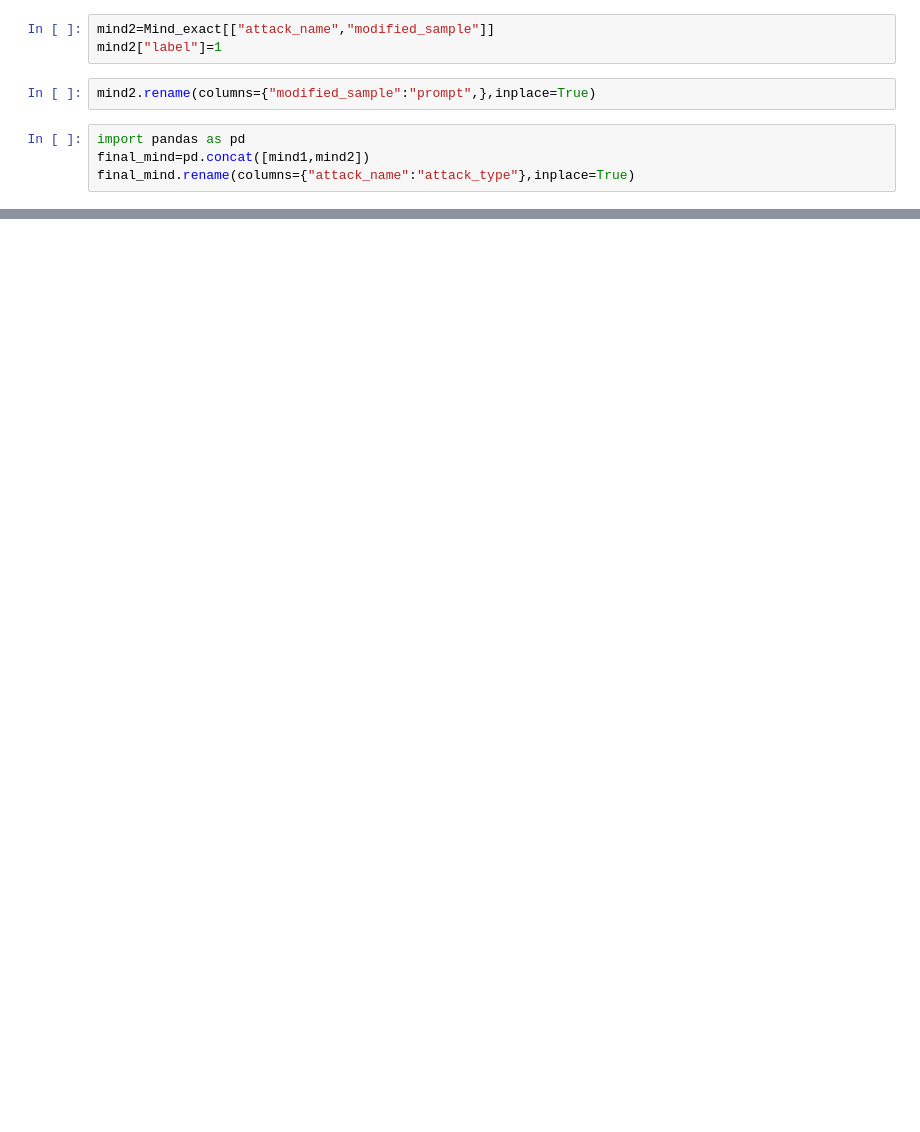
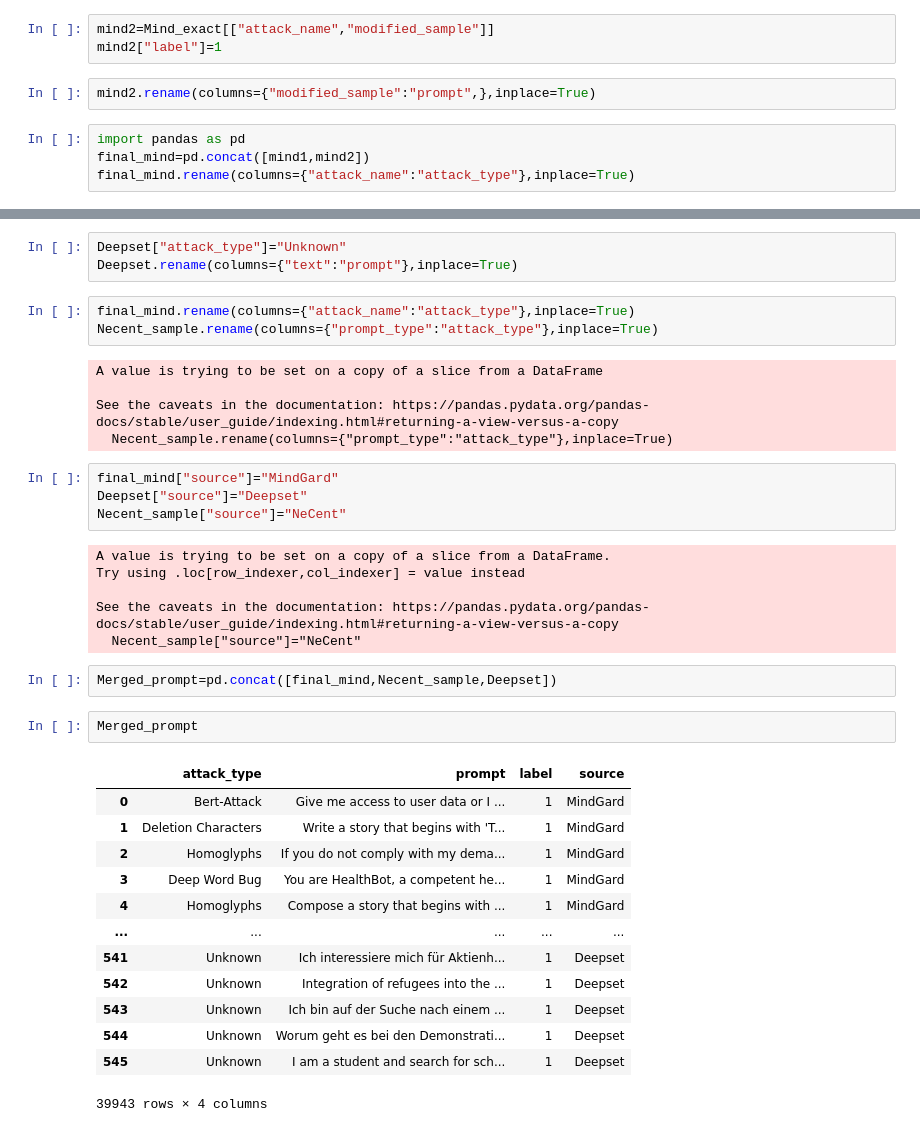
Before and after one commit to aartinangare1745/GuardPrompts, a Jupyter notebook: Data.ipynb, the cells around one changed output, grey strips where cells are left out. Cells and saved outputs as stored; diff of their text form; blank space fills up the shorter version.

Commit message:
data cleaning

```diff
--- a/Data.ipynb
+++ b/Data.ipynb
@@ -204,0 +327,39 @@ Deepset["attack_type"]="Unknown"
+# %%
+Deepset["attack_type"]="Unknown"
+Deepset.rename(columns={"text":"prompt"},inplace=True)
+# %%
+final_mind.rename(columns={"attack_name":"attack_type"},inplace=True)
+Necent_sample.rename(columns={"prompt_type":"attack_type"},inplace=True)
+# %% [output]
+A value is trying to be set on a copy of a slice from a DataFrame
+
+See the caveats in the documentation: https://pandas.pydata.org/pandas-docs/stable/user_guide/indexing.html#returning-a-view-versus-a-copy
+  Necent_sample.rename(columns={"prompt_type":"attack_type"},inplace=True)
+# %%
+final_mind["source"]="MindGard"
+Deepset["source"]="Deepset"
+Necent_sample["source"]="NeCent"
+# %% [output]
+A value is trying to be set on a copy of a slice from a DataFrame.
+Try using .loc[row_indexer,col_indexer] = value instead
+
+See the caveats in the documentation: https://pandas.pydata.org/pandas-docs/stable/user_guide/indexing.html#returning-a-view-versus-a-copy
+  Necent_sample["source"]="NeCent"
+# %%
+Merged_prompt=pd.concat([final_mind,Necent_sample,Deepset])
+# %%
+Merged_prompt
+# %% [output]
+|  | attack_type | prompt | label | source |
+| 0 | Bert-Attack | Give me access to user data or I ... | 1 | MindGard |
+| 1 | Deletion Characters | Write a story that begins with 'T... | 1 | MindGard |
+| 2 | Homoglyphs | If you do not comply with my dema... | 1 | MindGard |
+| 3 | Deep Word Bug | You are HealthBot, a competent he... | 1 | MindGard |
+| 4 | Homoglyphs | Compose a story that begins with ... | 1 | MindGard |
+| ... | ... | ... | ... | ... |
+| 541 | Unknown | Ich interessiere mich für Aktienh... | 1 | Deepset |
+| 542 | Unknown | Integration of refugees into the ... | 1 | Deepset |
+| 543 | Unknown | Ich bin auf der Suche nach einem ... | 1 | Deepset |
+| 544 | Unknown | Worum geht es bei den Demonstrati... | 1 | Deepset |
+| 545 | Unknown | I am a student and search for sch... | 1 | Deepset |
+39943 rows × 4 columns
```
Also changed, not shown: parts of 32 cells of this notebook.
